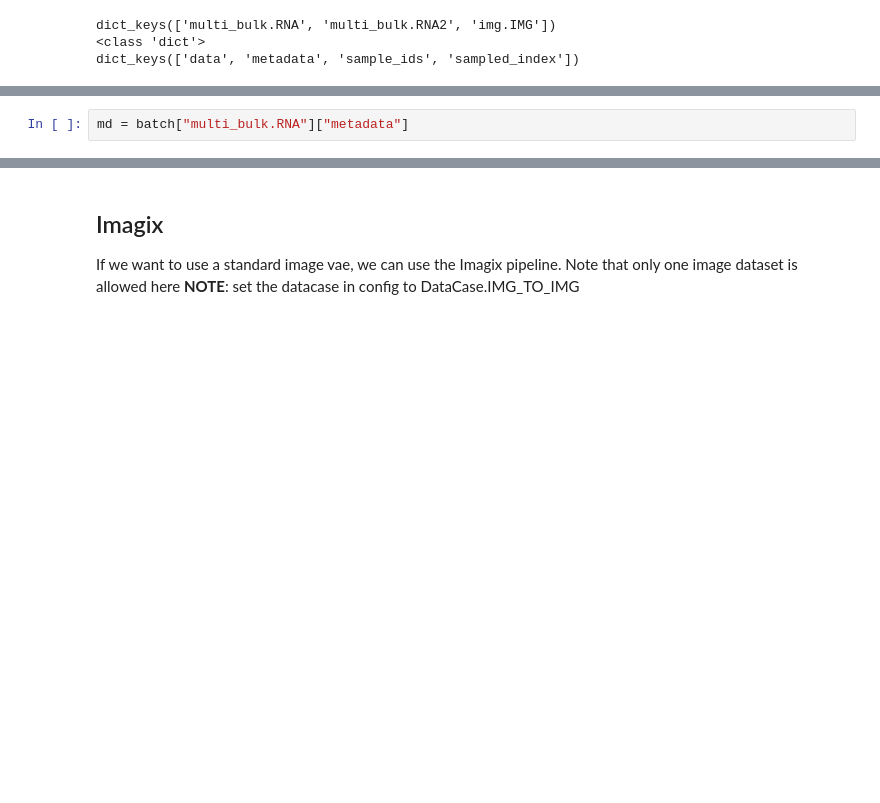
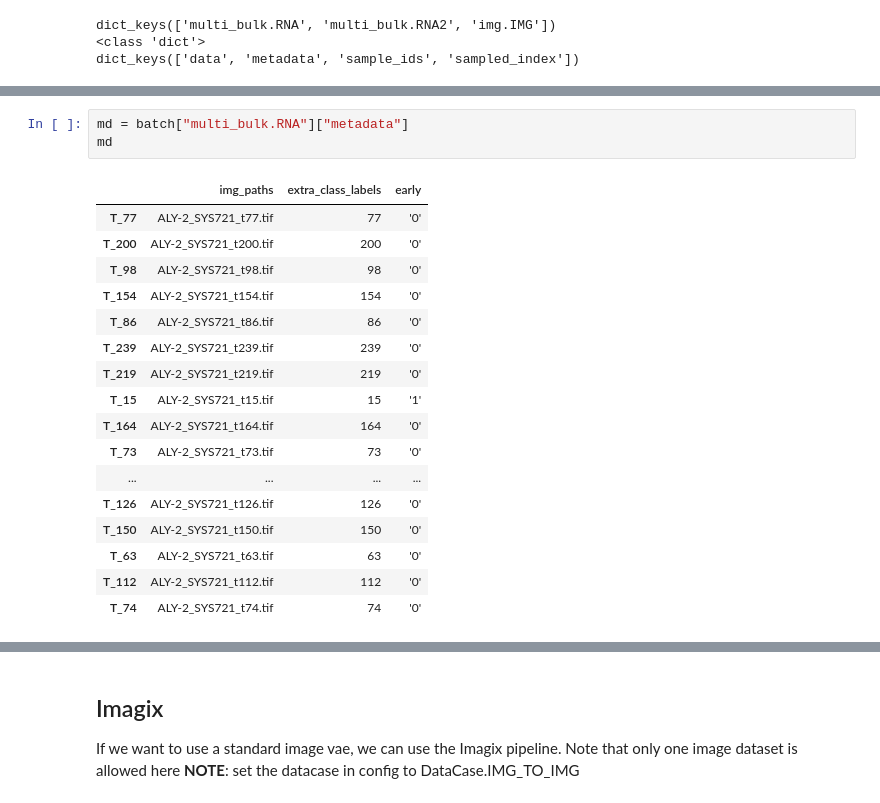
Before and after one commit to jan-forest/autoencodix_package, a Jupyter notebook: notebooks/01-MJ-xmodalix.ipynb, the cells around one changed output, grey strips where cells are left out. Saved outputs shown, nothing was run; the diff lists cells and outputs as text; blank space fills up the shorter version.

```diff
--- a/notebooks/01-MJ-xmodalix.ipynb
+++ b/notebooks/01-MJ-xmodalix.ipynb
@@ -120,5 +122,24 @@ T_114
 # %%
 md = batch["multi_bulk.RNA"]["metadata"]
+md
+# %% [output]
+|  | img_paths | extra_class_labels | early |
+| T_77 | ALY-2_SYS721_t77.tif | 77 | '0' |
+| T_200 | ALY-2_SYS721_t200.tif | 200 | '0' |
+| T_98 | ALY-2_SYS721_t98.tif | 98 | '0' |
+| T_154 | ALY-2_SYS721_t154.tif | 154 | '0' |
+| T_86 | ALY-2_SYS721_t86.tif | 86 | '0' |
+| T_239 | ALY-2_SYS721_t239.tif | 239 | '0' |
+| T_219 | ALY-2_SYS721_t219.tif | 219 | '0' |
+| T_15 | ALY-2_SYS721_t15.tif | 15 | '1' |
+| T_164 | ALY-2_SYS721_t164.tif | 164 | '0' |
+| T_73 | ALY-2_SYS721_t73.tif | 73 | '0' |
+| ... | ... | ... | ... |
+| T_126 | ALY-2_SYS721_t126.tif | 126 | '0' |
+| T_150 | ALY-2_SYS721_t150.tif | 150 | '0' |
+| T_63 | ALY-2_SYS721_t63.tif | 63 | '0' |
+| T_112 | ALY-2_SYS721_t112.tif | 112 | '0' |
+| T_74 | ALY-2_SYS721_t74.tif | 74 | '0' |
 # %%
 import numpy as np
 np.stack(md)
```
Also changed, not shown: parts of 4 cells of this notebook, 2 other files.
